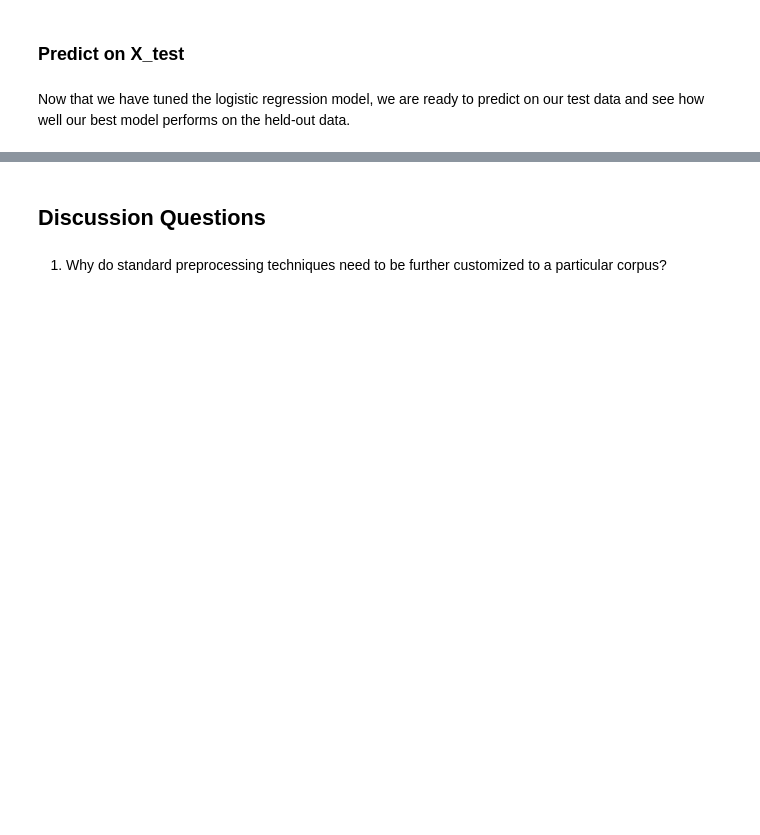
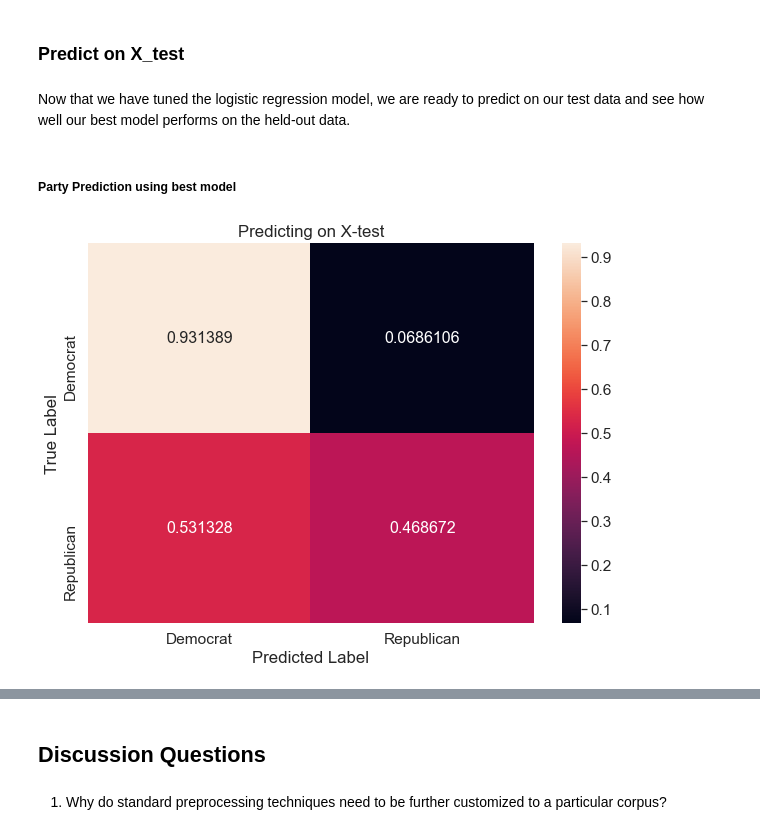
Before and after one commit to lawrence-j-liu/CSS_Project-5_Team-4_Spring-2021, a Jupyter notebook: Project 5 Student.ipynb, the cells around one changed output, grey strips where cells are left out. Cells and saved outputs as stored; diff of their text form; code cells hidden in the pictures; blank space fills up the shorter version.

```diff
--- a/Project 5 Student.ipynb
+++ b/Project 5 Student.ipynb
@@ -944,0 +1060,37 @@ Now that we have tuned the logistic regression model, we are ready to predict on
+# %% [markdown]
+##### Party Prediction using best model
+# %%
+#X_train, X_test, y_train, y_test = train_test_split( INSERT BEST DF for party, chamber, test_size=0.2, random_state=10)
+X_train, X_test, y_train, y_test = train_test_split(combined_party, party, test_size=0.2, random_state=10)
+
+X_train_scaled = scaler.fit_transform(X_train)
+X_test_scaled = scaler.fit_transform(X_test)
+
+# create a model
+logit_reg = LogisticRegression(max_iter= 5000)
+
+# fit the model
+logit_model = logit_reg.fit(X_train_scaled, y_train.ravel())
+
+y_pred = logit_model.predict(X_test_scaled)
+
+cf_matrix = confusion_matrix(y_test, y_pred, normalize = "true")
+
+df_cm = pd.DataFrame(cf_matrix, range(2),
+                  range(2))
+
+df_cm = df_cm.rename(index=str, columns={0: "Democrat", 1: "Republican"})
+df_cm.index = ["Democrat", "Republican"]
+plt.figure(figsize = (10,7))
+sns.set(font_scale=1.4)#for label size
+sns.heatmap(df_cm,
+           annot=True,
+           annot_kws={"size": 16},
+           fmt='g')
+
+plt.title("Predicting on X-test")
+plt.xlabel("Predicted Label")
+plt.ylabel("True Label")
+plt.show()
+# %% [output]
+[figure, added]
```
Also changed, not shown: parts of 40 cells of this notebook.
